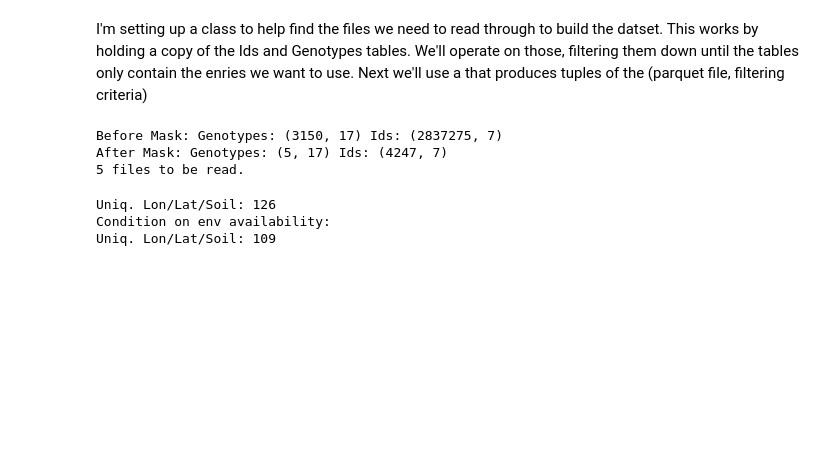
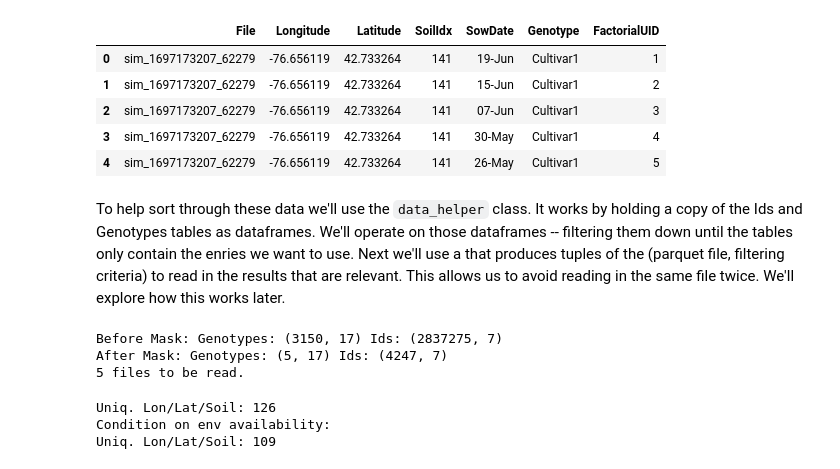
Before and after one commit to DanielKick-USDA/apsimxml, a Jupyter notebook: nbs/02_parquet_dataloader.ipynb, the cells around one changed output. Drawn from its saved outputs; the diff is of its cells as text; code cells hidden in the pictures; blank space fills up the shorter version.

```diff
--- a/nbs/02_parquet_dataloader.ipynb
+++ b/nbs/02_parquet_dataloader.ipynb
@@ -68,10 +85,21 @@ os.listdir(apsimx_sim_parquet_dir)[0:3]
 # %%
+apsimx_sim_parquet_dir = '/home/Shared/cultivar_sim_exps'
+
 # metadata
-DefaultCultivarsAll = pq.read_table(apsimx_sim_parquet_dir+'/'+'DefaultCultivarsAll.parquet').to_pandas()
-Genotypes           = pq.read_table(apsimx_sim_parquet_dir+'/'+'Genotypes.parquet').to_pandas()
+# DefaultCultivarsAll = pq.read_table(apsimx_sim_parquet_dir+'/'+'DefaultCultivarsAll.parquet').to_pandas()
+# Genotypes           = pq.read_table(apsimx_sim_parquet_dir+'/'+'Genotypes.parquet').to_pandas()
 Ids                 = pq.read_table(apsimx_sim_parquet_dir+'/'+'Ids.parquet').to_pandas()
+
+Ids.head()
+# %% [output]
+|  | File | Longitude | Latitude | SoilIdx | SowDate | Genotype | FactorialUID |
+| 0 | sim_1697173207_62279 | -76.656119 | 42.733264 | 141 | 19-Jun | Cultivar1 | 1 |
+| 1 | sim_1697173207_62279 | -76.656119 | 42.733264 | 141 | 15-Jun | Cultivar1 | 2 |
+| 2 | sim_1697173207_62279 | -76.656119 | 42.733264 | 141 | 07-Jun | Cultivar1 | 3 |
+| 3 | sim_1697173207_62279 | -76.656119 | 42.733264 | 141 | 30-May | Cultivar1 | 4 |
+| 4 | sim_1697173207_62279 | -76.656119 | 42.733264 | 141 | 26-May | Cultivar1 | 5 |
 # %% [markdown]
-I'm setting up a class to help find the files we need to read through to build the datset. This works by holding a copy of the Ids and Genotypes tables.  We'll operate on those, filtering them down until the tables only contain the enries we want to use. Next we'll use a that produces tuples of the (parquet file, filtering criteria)
+To help sort through these data we'll use the `data_helper` class. It works by holding a copy of the Ids and Genotypes tables as dataframes. We'll operate on those dataframes -- filtering them down until the tables only contain the enries we want to use. Next we'll use a that produces tuples of the (parquet file, filtering criteria) to read in the results that are relevant. This allows us to avoid reading in the same file twice. We'll explore how this works later.
 # %%
 #| export
 
```
Also changed, not shown: parts of 76 cells of this notebook, 5 other files.
